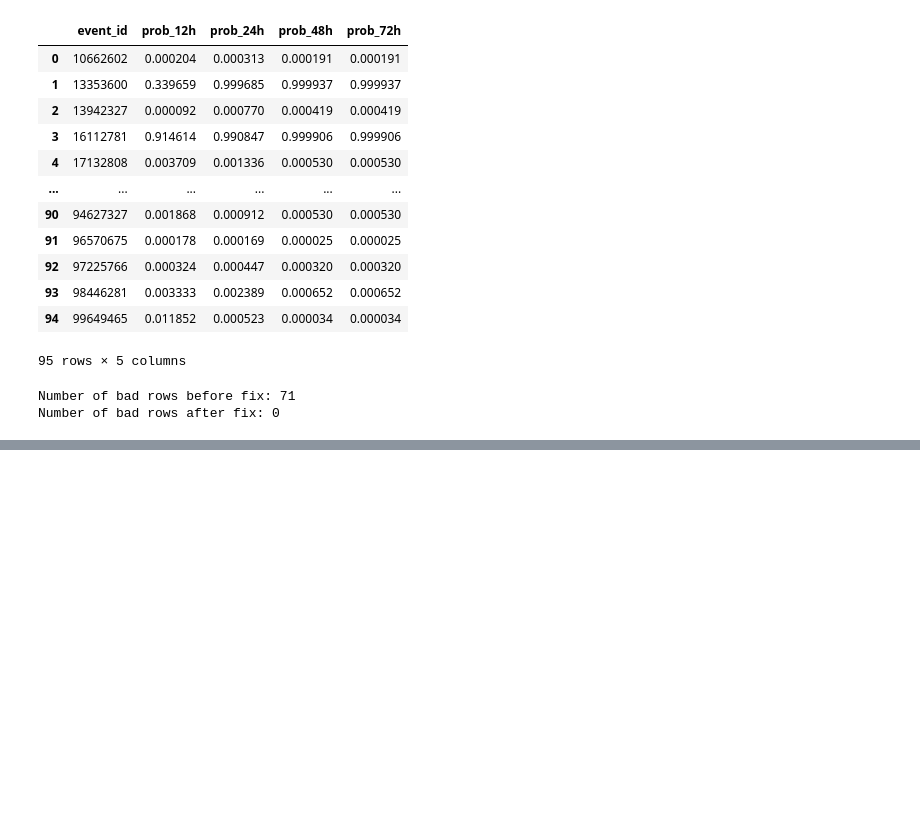
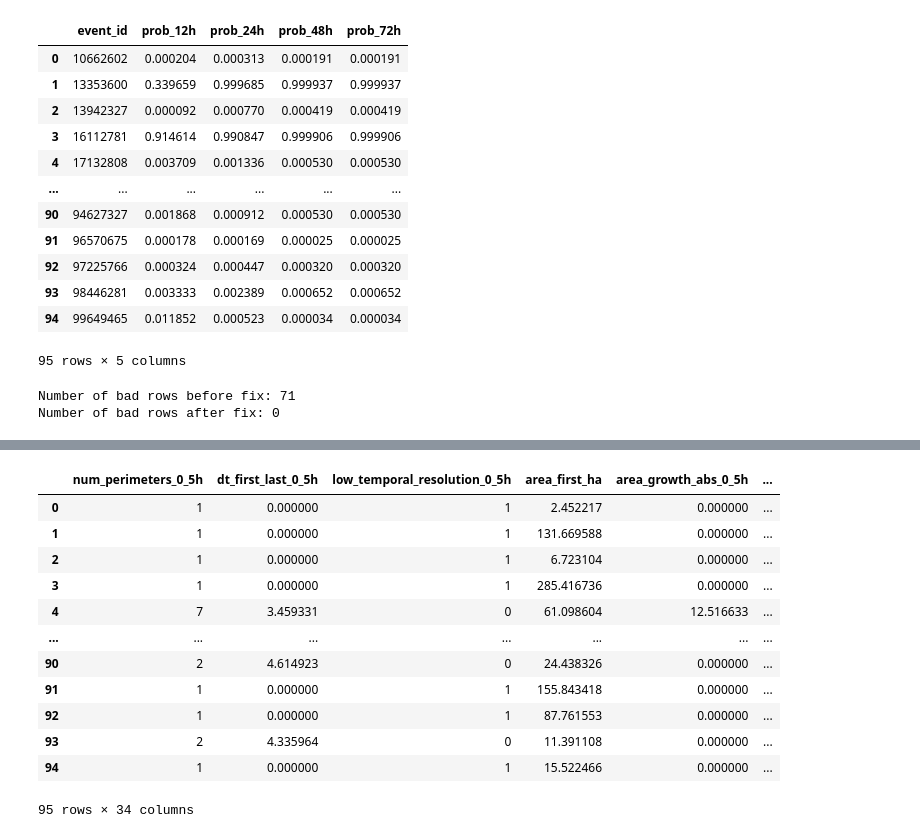
Before and after one commit to rahafabumwise/WiDS-Global-Datathon-2026, a Jupyter notebook: kaggle_fire_comp.ipynb, the cells around one changed output, grey strips where cells are left out. Drawn from its saved outputs; the diff is of its cells as text; code cells hidden in the pictures; blank space fills up the shorter version.

```diff
--- a/kaggle_fire_comp.ipynb
+++ b/kaggle_fire_comp.ipynb
@@ -419,0 +559,17 @@ Number of bad rows after fix: 0
+# %%
+X_test = test.drop(columns="event_id")
+X_test
+# %% [output]
+|  | num_perimeters_0_5h | dt_first_last_0_5h | low_temporal_resolution_0_5h | area_first_ha | area_growth_abs_0_5h | ... |
+| 0 | 1 | 0.000000 | 1 | 2.452217 | 0.000000 | ... |
+| 1 | 1 | 0.000000 | 1 | 131.669588 | 0.000000 | ... |
+| 2 | 1 | 0.000000 | 1 | 6.723104 | 0.000000 | ... |
+| 3 | 1 | 0.000000 | 1 | 285.416736 | 0.000000 | ... |
+| 4 | 7 | 3.459331 | 0 | 61.098604 | 12.516633 | ... |
+| ... | ... | ... | ... | ... | ... | ... |
+| 90 | 2 | 4.614923 | 0 | 24.438326 | 0.000000 | ... |
+| 91 | 1 | 0.000000 | 1 | 155.843418 | 0.000000 | ... |
+| 92 | 1 | 0.000000 | 1 | 87.761553 | 0.000000 | ... |
+| 93 | 2 | 4.335964 | 0 | 11.391108 | 0.000000 | ... |
+| 94 | 1 | 0.000000 | 1 | 15.522466 | 0.000000 | ... |
+95 rows × 34 columns
```
Also changed, not shown: parts of 14 cells of this notebook.
